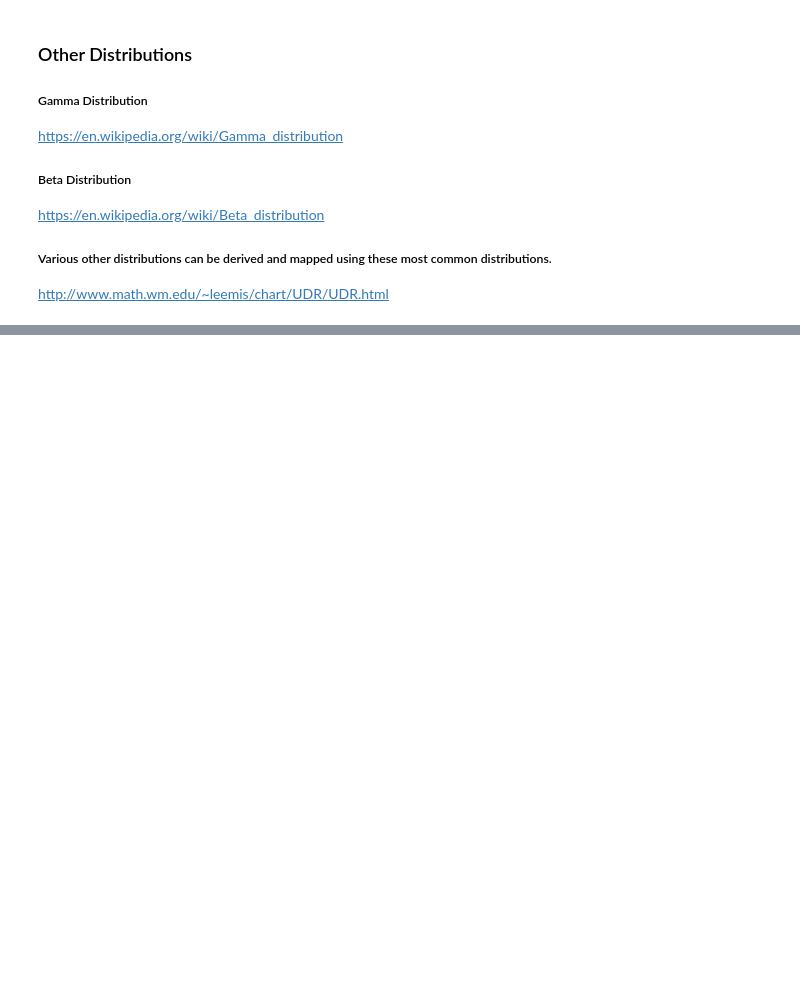
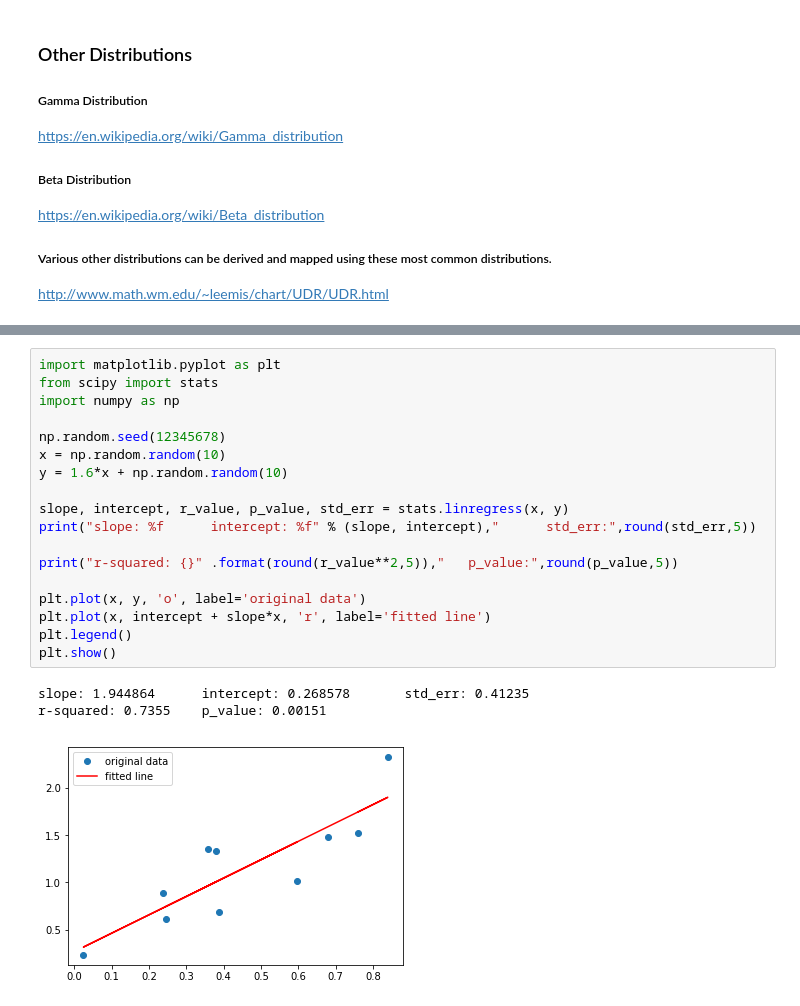
Before and after one commit to jamwine/Statistics, a Jupyter notebook: Statistics.ipynb, the cells around one changed output, grey strips where cells are left out. Cells and saved outputs as stored; diff of their text form; blank space fills up the shorter version.

```diff
--- a/Statistics.ipynb
+++ b/Statistics.ipynb
@@ -840,0 +883,22 @@ $$Degrees\ of\ freedom=\frac{(\frac{var1^2}{n1}+\frac{var2^2}{n2})^2}{\frac{(\fr
+# %%
+import matplotlib.pyplot as plt
+from scipy import stats
+import numpy as np
+
+np.random.seed(12345678)
+x = np.random.random(10)
+y = 1.6*x + np.random.random(10)
+
+slope, intercept, r_value, p_value, std_err = stats.linregress(x, y)
+print("slope: %f      intercept: %f" % (slope, intercept),"      std_err:",round(std_err,5))
+
+print("r-squared: {}" .format(round(r_value**2,5)),"   p_value:",round(p_value,5))
+
+plt.plot(x, y, 'o', label='original data')
+plt.plot(x, intercept + slope*x, 'r', label='fitted line')
+plt.legend()
+plt.show()
+# %% [output]
+slope: 1.944864      intercept: 0.268578       std_err: 0.41235
+r-squared: 0.7355    p_value: 0.00151
+[figure, added]
```
Also changed, not shown: parts of 4 cells of this notebook, 10 other files.
